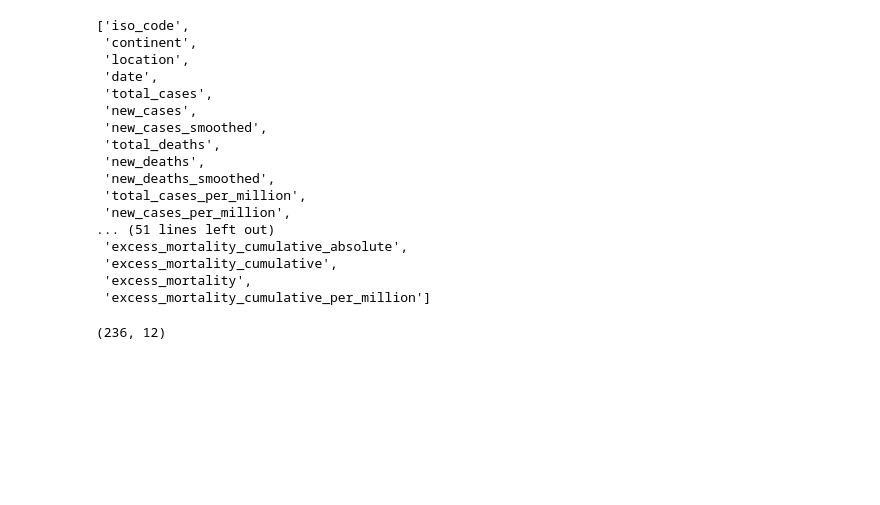
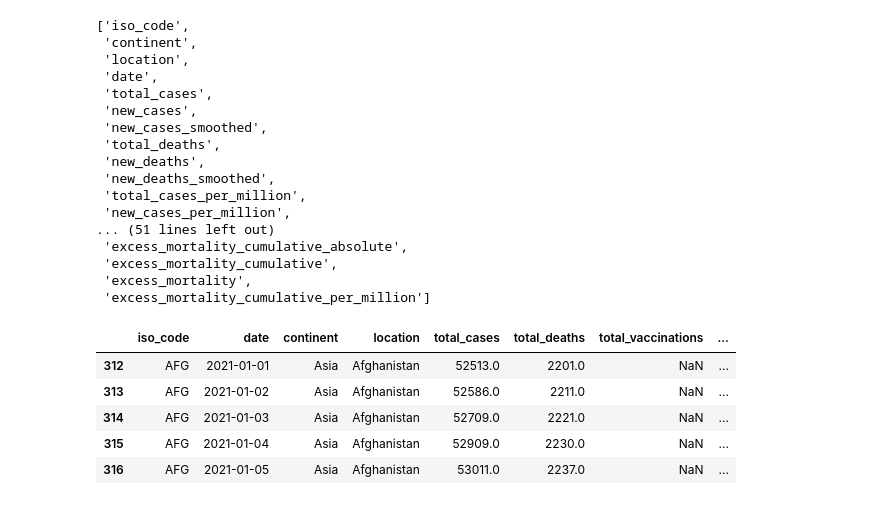
Before and after one commit to James-Thompson-724/world_sir_model, a Jupyter notebook: Vaccination_per_country.ipynb, the cells around one changed output. Saved outputs shown, nothing was run; the diff lists cells and outputs as text; code cells hidden in the pictures; blank space fills up the shorter version.

```diff
--- a/Vaccination_per_country.ipynb
+++ b/Vaccination_per_country.ipynb
@@ -66,9 +101,14 @@ headers = ["iso_code",
 
 newCovidData= pd.concat(filteredCovidData, axis=1, keys=headers)
 # %%
-newCovidData.shape
+newCovidData.head()
 # %% [output]
-(236, 12)
+|  | iso_code | date | continent | location | total_cases | total_deaths | total_vaccinations | ... |
+| 312 | AFG | 2021-01-01 | Asia | Afghanistan | 52513.0 | 2201.0 | NaN | ... |
+| 313 | AFG | 2021-01-02 | Asia | Afghanistan | 52586.0 | 2211.0 | NaN | ... |
+| 314 | AFG | 2021-01-03 | Asia | Afghanistan | 52709.0 | 2221.0 | NaN | ... |
+| 315 | AFG | 2021-01-04 | Asia | Afghanistan | 52909.0 | 2230.0 | NaN | ... |
+| 316 | AFG | 2021-01-05 | Asia | Afghanistan | 53011.0 | 2237.0 | NaN | ... |
 # %%
 import matplotlib.pyplot as plt
 # %%
```
Also changed, not shown: parts of 27 cells of this notebook, 1 other file.
